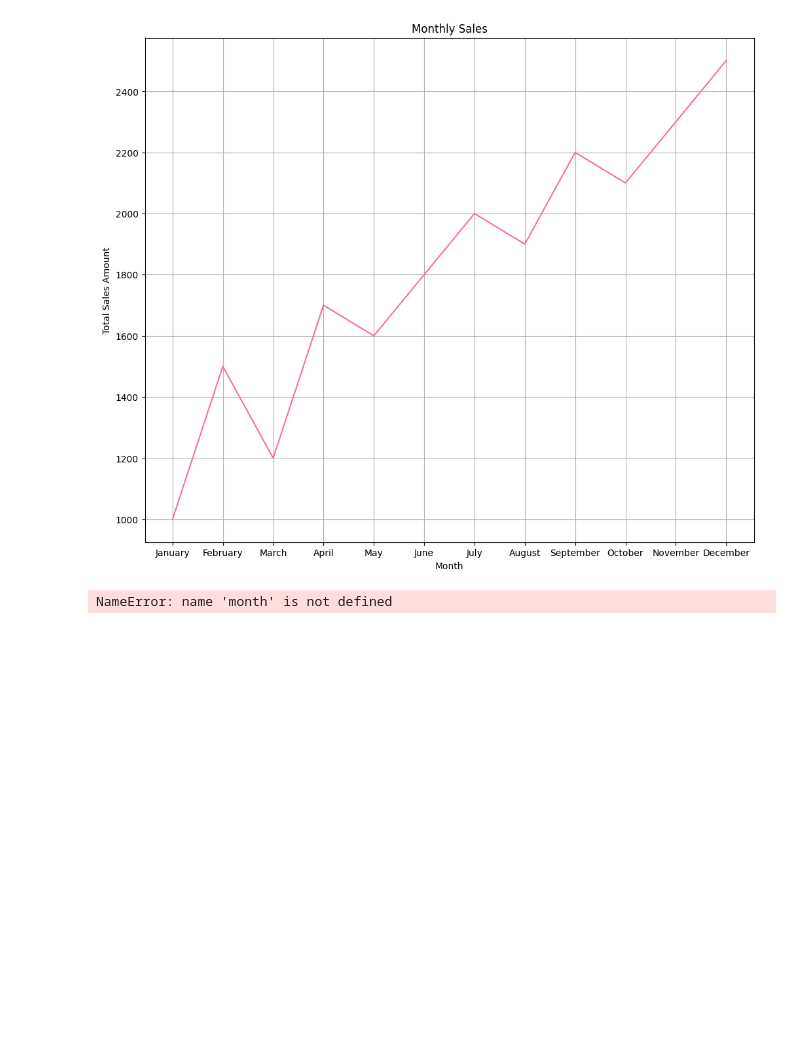
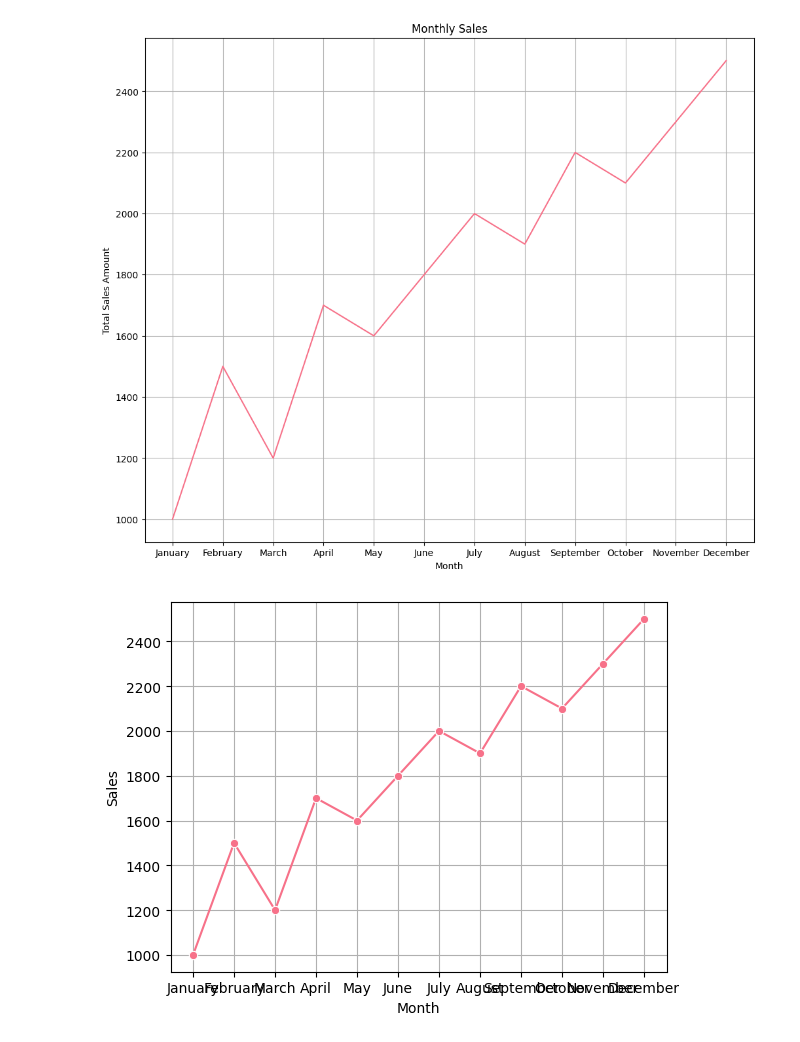
Before and after one commit to kvl00l/project, a Jupyter notebook: Project.ipynb, the cells around one changed output. Cells and saved outputs as stored; diff of their text form; code cells hidden in the pictures; blank space fills up the shorter version.

```diff
--- a/Project.ipynb
+++ b/Project.ipynb
@@ -112,13 +112,12 @@ plt.show()
 # %% [output]
 [figure]
 # %%
-data = pd.DataFrame({'Month': month, 'Sales': sales})
-
 # Using a different color palette
 sns.set_palette("husl")
-sns.lineplot(x='Month', y='Sales', data=data, marker='o')
+sns.lineplot(x='Month', y='Sales', data=df, marker='o')
+plt.grid(True)
 # %% [output]
-NameError: name 'month' is not defined
+[figure, added]
 # %%
 plt.title('Monthly Sales Data - Seaborn')
 plt.xlabel('Month')
```
Also changed, not shown: parts of 2 cells of this notebook, 1 other file.
